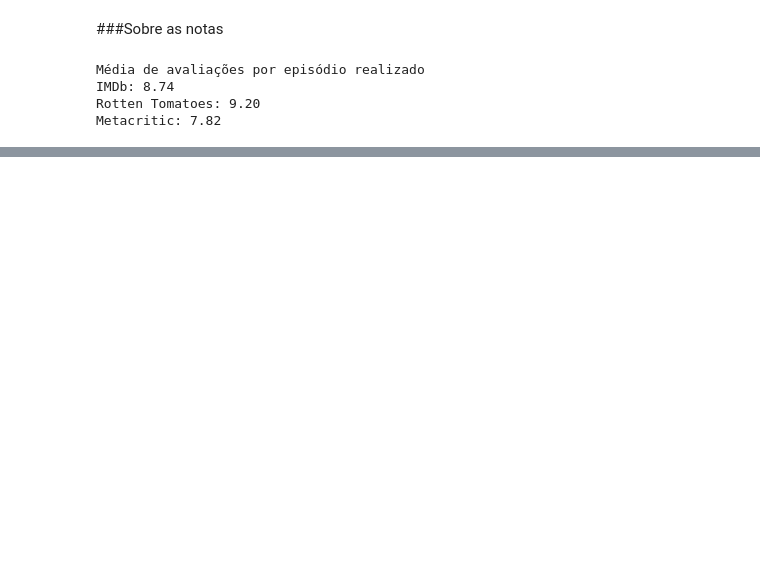
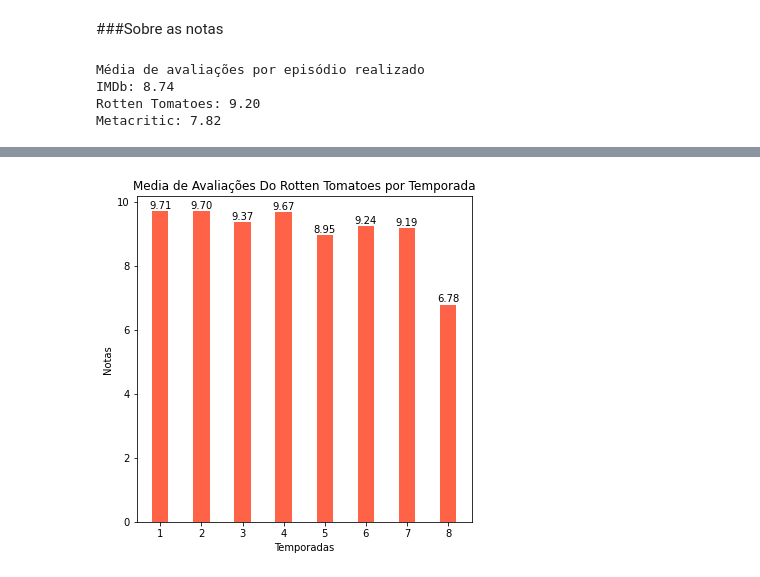
Before and after one commit to albertolunia/projeto-got, a Jupyter notebook: main/notebooks/edas/AlbertoHenrique.ipynb, the cells around one changed output, grey strips where cells are left out. Cells and saved outputs as stored; diff of their text form; code cells hidden in the pictures; blank space fills up the shorter version.

```diff
--- a/main/notebooks/edas/AlbertoHenrique.ipynb
+++ b/main/notebooks/edas/AlbertoHenrique.ipynb
@@ -78,0 +167,16 @@ plt.show()
+# %%
+notas_rotten = db.groupby("Season")["Rotten Tomatoes Rating (Percentage)"].mean()/10
+# %%
+fig,ax = plt.subplots(figsize = (6,6))
+
+grafico = ax.bar(seasons, notas_rotten, largura, color = 'tomato')
+
+ax.set_title('Media de Avaliações Do Rotten Tomatoes por Temporada')
+ax.set_ylabel('Notas')
+ax.set_xlabel('Temporadas')
+
+autolabel(grafico)
+
+plt.show()
+# %% [output]
+[figure, added]
```
Also changed, not shown: parts of 11 cells of this notebook.
